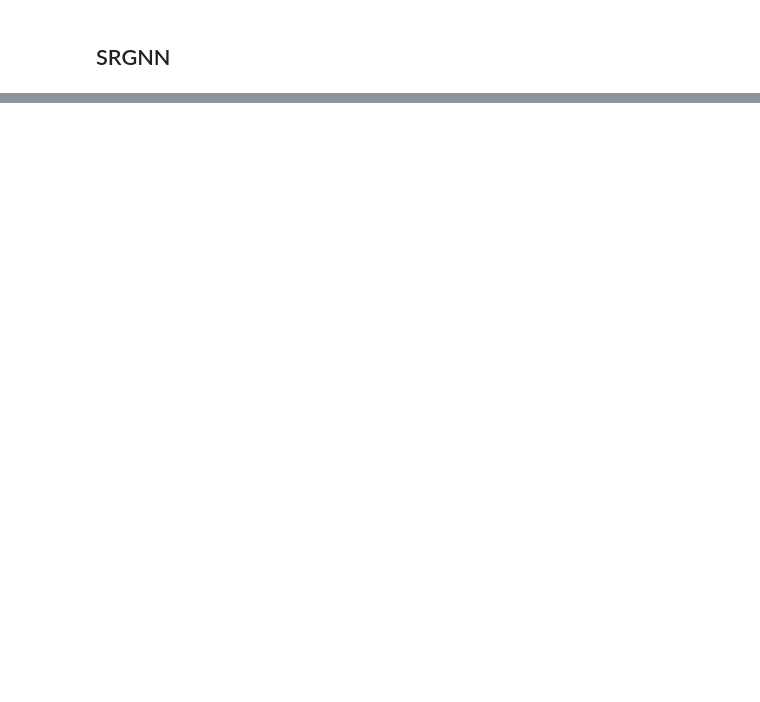
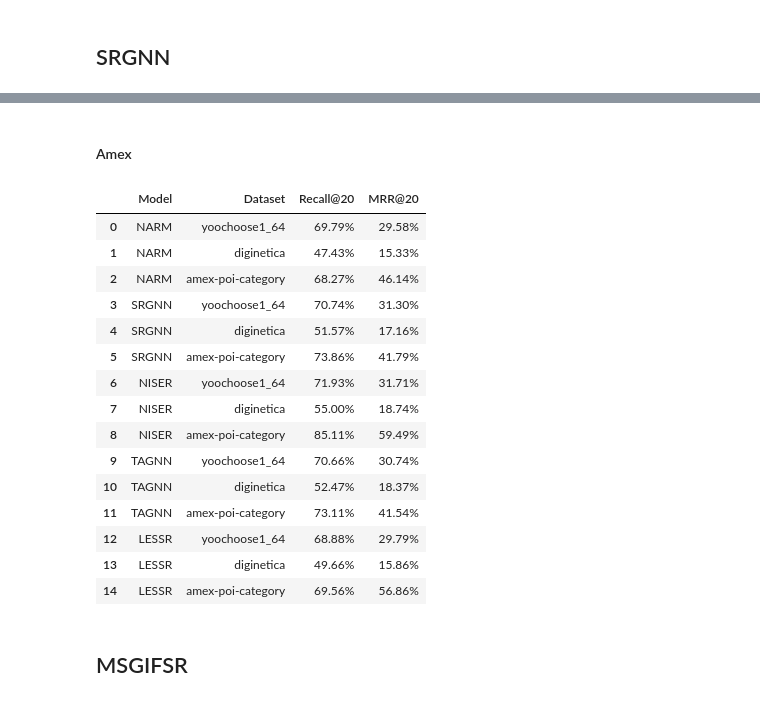
Before and after one commit to iamjiang/sequence-based-recommendation, a Jupyter notebook: model_performance.ipynb, the cells around one changed output, grey strips where cells are left out. Saved outputs shown, nothing was run; the diff lists cells and outputs as text; code cells hidden in the pictures; blank space fills up the shorter version.

```diff
--- a/model_performance.ipynb
+++ b/model_performance.ipynb
@@ -512,0 +739,6 @@ output_df.style.format({'Recall@20':'{:.2%}','MRR@20':'{:.2%}'})
+# %%
+tempt={"Model":["NISER"]*3, "Dataset":["yoochoose1_64","diginetica","amex-poi-category"],
+      "Recall@20":[recall_v1,recall_v2,recall_v3],"MRR@20":[mrr_v1,mrr_v2,mrr_v3]}
+tempt=pd.DataFrame(tempt)
+output_df=output_df.append(tempt,ignore_index=True)
+output_df.style.format({'Recall@20':'{:.2%}','MRR@20':'{:.2%}'})
@@ -512,0 +943,6 @@ output_df.style.format({'Recall@20':'{:.2%}','MRR@20':'{:.2%}'})
+# %%
+tempt={"Model":["TAGNN"]*3, "Dataset":["yoochoose1_64","diginetica","amex-poi-category"],
+      "Recall@20":[recall_v1,recall_v2,recall_v3],"MRR@20":[mrr_v1,mrr_v2,mrr_v3]}
+tempt=pd.DataFrame(tempt)
+output_df=output_df.append(tempt,ignore_index=True)
+output_df.style.format({'Recall@20':'{:.2%}','MRR@20':'{:.2%}'})
@@ -512,0 +1121,14 @@ output_df.style.format({'Recall@20':'{:.2%}','MRR@20':'{:.2%}'})
+# %%
+root_dir=os.path.join(os.getcwd(), "LESSR","output_metrics")
+file_name="test_diginetica_metrics.txt"
+output=[]
+with open(os.path.join(root_dir,file_name),'r') as f:
+    for line in f:
+        output.append((line.split(",")[1].strip("\n"),line.split(",")[2].strip("\n")))
+
+import operator
+output=sorted(output, key=operator.itemgetter(1),reverse=True)
+recall_v2=output[0][0]
+mrr_v2=output[0][1]
+# %% [markdown]
+#### Amex
@@ -512,0 +1182,39 @@ output_df.style.format({'Recall@20':'{:.2%}','MRR@20':'{:.2%}'})
+# %%
+root_dir=os.path.join(os.getcwd(), "LESSR","output_metrics")
+file_name="test_amex_metrics.txt"
+output=[]
+with open(os.path.join(root_dir,file_name),'r') as f:
+    for line in f:
+        output.append((line.split(",")[1].strip("\n"),line.split(",")[2].strip("\n")))
+
+import operator
+output=sorted(output, key=operator.itemgetter(1),reverse=True)
+recall_v3=output[0][0]
+mrr_v3=output[0][1]
+# %%
+tempt={"Model":["LESSR"]*3, "Dataset":["yoochoose1_64","diginetica","amex-poi-category"],
+      "Recall@20":[recall_v1,recall_v2,recall_v3],"MRR@20":[mrr_v1,mrr_v2,mrr_v3]}
+tempt=pd.DataFrame(tempt)
+tempt['Recall@20']=tempt['Recall@20'].astype(float)
+tempt['MRR@20']=tempt['MRR@20'].astype(float)
+output_df=output_df.append(tempt,ignore_index=True)
+output_df.style.format({'Recall@20':'{:.2%}','MRR@20':'{:.2%}'})
+# %% [output]
+|  | Model | Dataset | Recall@20 | MRR@20 |
+| 0 | NARM | yoochoose1_64 | 69.79% | 29.58% |
+| 1 | NARM | diginetica | 47.43% | 15.33% |
+| 2 | NARM | amex-poi-category | 68.27% | 46.14% |
+| 3 | SRGNN | yoochoose1_64 | 70.74% | 31.30% |
+| 4 | SRGNN | diginetica | 51.57% | 17.16% |
+| 5 | SRGNN | amex-poi-category | 73.86% | 41.79% |
+| 6 | NISER | yoochoose1_64 | 71.93% | 31.71% |
+| 7 | NISER | diginetica | 55.00% | 18.74% |
+| 8 | NISER | amex-poi-category | 85.11% | 59.49% |
+| 9 | TAGNN | yoochoose1_64 | 70.66% | 30.74% |
+| 10 | TAGNN | diginetica | 52.47% | 18.37% |
+| 11 | TAGNN | amex-poi-category | 73.11% | 41.54% |
+| 12 | LESSR | yoochoose1_64 | 68.88% | 29.79% |
+| 13 | LESSR | diginetica | 49.66% | 15.86% |
+| 14 | LESSR | amex-poi-category | 69.56% | 56.86% |
+# %% [markdown]
+## MSGIFSR
```
Also changed, not shown: parts of 80 cells of this notebook, 9 other files.
